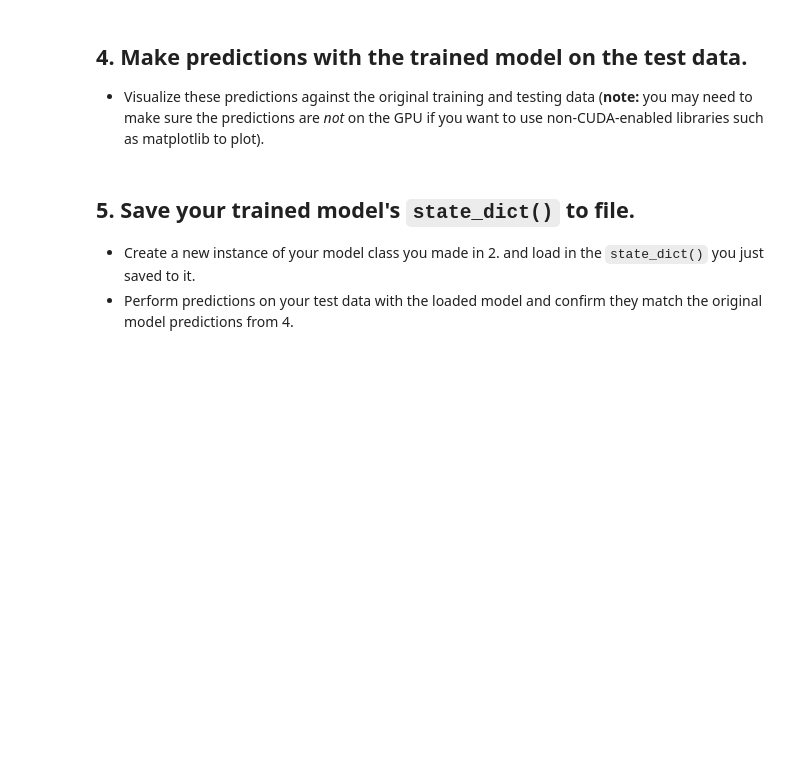
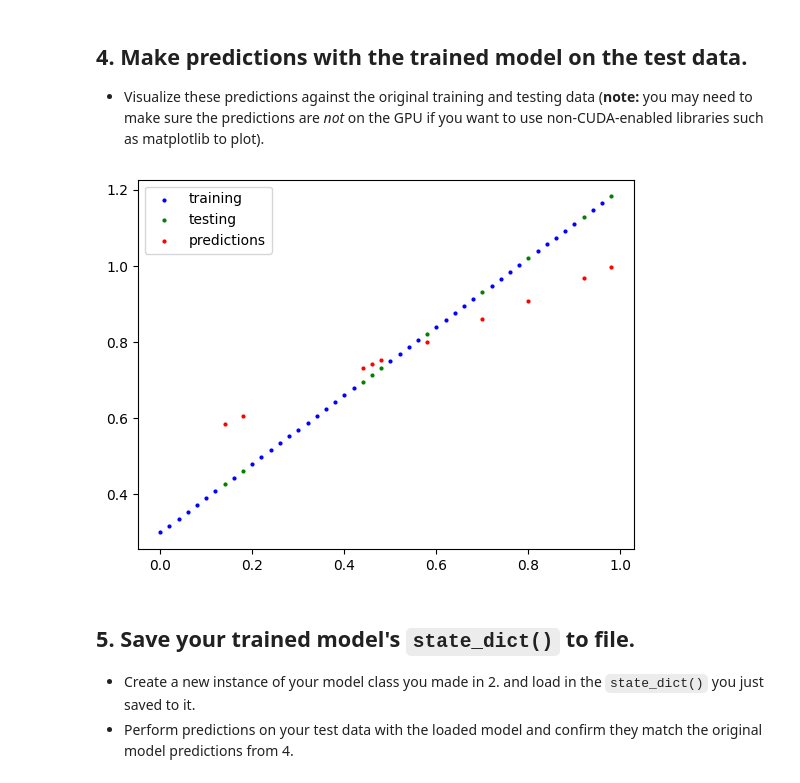
Before and after one commit to prhuft/pytorch-deep-learning, a Jupyter notebook: extras/exercises/01_pytorch_workflow_exercises.ipynb, the cells around one changed output. Cells and saved outputs as stored; diff of their text form; code cells hidden in the pictures; blank space fills up the shorter version.

Commit message:
01 exercises finished plus added model update

```diff
--- a/extras/exercises/01_pytorch_workflow_exercises.ipynb
+++ b/extras/exercises/01_pytorch_workflow_exercises.ipynb
@@ -107,6 +108,11 @@ plot_predictions(train_data=X_train, train_labels=y_train,
 class LinearRegressionModel(nn.Module):
     def __init__(self):
         super().__init__()
-        self.linear_layer =
+        self.linear_layer = nn.Linear(in_features=1, out_features=1)
+
+    def forward(self, x: torch.Tensor) -> torch.Tensor:
+        return self.linear_layer(x)
 # %%
 # Instantiate the model and put it to the target device
+model = LinearRegressionModel()
+model.to(device)
@@ -117,5 +127,7 @@ class LinearRegressionModel(nn.Module):
   * The training loop should test the model on the test dataset every 20 epochs.
 # %%
 # Create the loss function and optimizer
+loss_func = nn.L1Loss()
+optimizer = torch.optim.SGD(params=model.parameters(), lr=0.01)
 # %%
 # Training loop
@@ -164,8 +214,19 @@ for epoch in range(epochs):
   * Visualize these predictions against the original training and testing data (**note:** you may need to make sure the predictions are *not* on the GPU if you want to use non-CUDA-enabled libraries such as matplotlib to plot).
 # %%
 # Make predictions with the model
+with torch.inference_mode():
+    y_preds = model(X_test)
 # %%
 # Plot the predictions (these may need to be on a specific device)
+plot_predictions(
+    X_train.cpu().numpy(),
+    y_train.cpu().numpy(),
+    X_test.cpu().numpy(),
+    y_test.cpu().numpy(),
+    predictions=y_preds.cpu().numpy()
+)
+# %% [output]
+[figure, added]
 # %% [markdown]
 ## 5. Save your trained model's `state_dict()` to file.
   * Create a new instance of your model class you made in 2. and load in the `state_dict()` you just saved to it.
```
Also changed, not shown: parts of 11 cells of this notebook.
